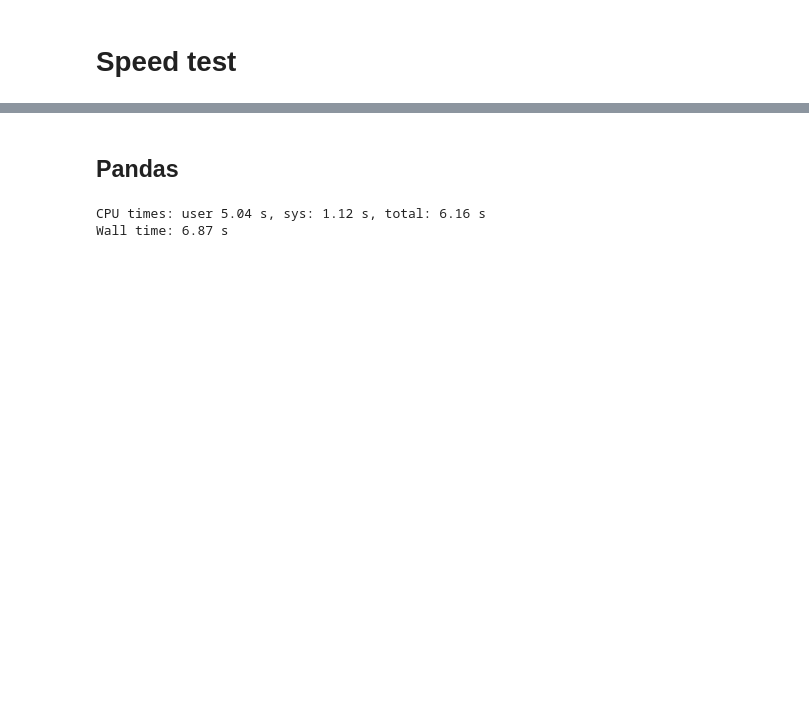
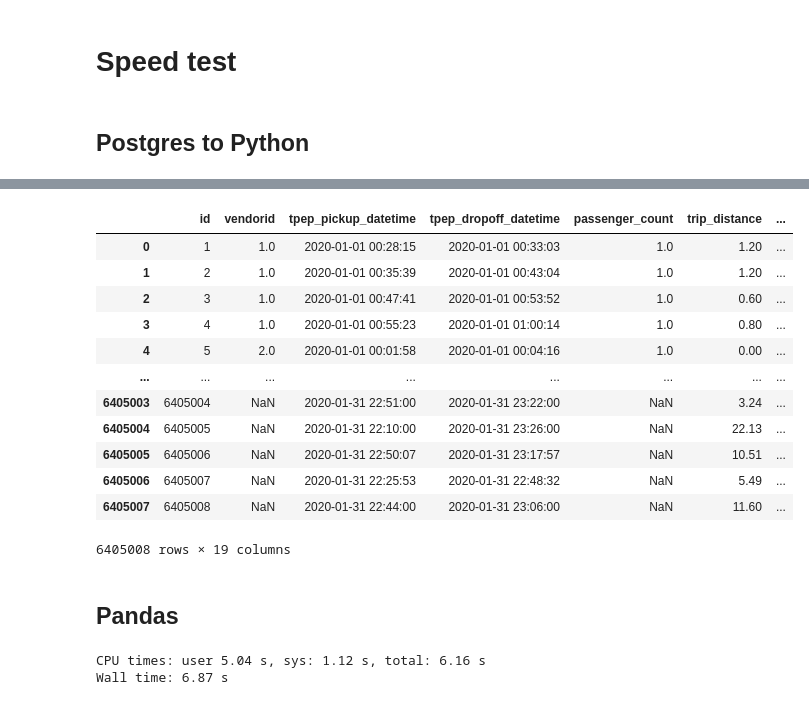
Before and after one commit to failure-driven/data-pipelines-in-ruby, a Jupyter notebook: notebooks/speed_test.ipynb, the cells around one changed output, grey strips where cells are left out. Drawn from its saved outputs; the diff is of its cells as text; code cells hidden in the pictures; blank space fills up the shorter version.

```diff
--- a/notebooks/speed_test.ipynb
+++ b/notebooks/speed_test.ipynb
@@ -6,3 +6,21 @@ import pprint
 import pandas as pd
 import pyarrow as pa
 import pyarrow.csv as csv
+# %% [markdown]
+## Postgres to Python
+# %%
+%%time
+
+conn = psycopg2.connect("postgres://:@localhost:5432/ruby_pipeline_demo_development")
+cursor = conn.cursor()
+get_yellow_tripdata_sql = """
+    SELECT
+        *
+    FROM
+        yellow_tripdata;
+"""
+yellow_tripdata_df = pd.read_sql(get_yellow_tripdata_sql, conn)
+conn.close()
+
+yellow_tripdata_df
+# %% [output]
@@ -9,3 +29,16 @@ import pyarrow.csv as csv
+|  | id | vendorid | tpep_pickup_datetime | tpep_dropoff_datetime | passenger_count | trip_distance | ... |
+| 0 | 1 | 1.0 | 2020-01-01 00:28:15 | 2020-01-01 00:33:03 | 1.0 | 1.20 | ... |
+| 1 | 2 | 1.0 | 2020-01-01 00:35:39 | 2020-01-01 00:43:04 | 1.0 | 1.20 | ... |
+| 2 | 3 | 1.0 | 2020-01-01 00:47:41 | 2020-01-01 00:53:52 | 1.0 | 0.60 | ... |
+| 3 | 4 | 1.0 | 2020-01-01 00:55:23 | 2020-01-01 01:00:14 | 1.0 | 0.80 | ... |
+| 4 | 5 | 2.0 | 2020-01-01 00:01:58 | 2020-01-01 00:04:16 | 1.0 | 0.00 | ... |
+| ... | ... | ... | ... | ... | ... | ... | ... |
+| 6405003 | 6405004 | NaN | 2020-01-31 22:51:00 | 2020-01-31 23:22:00 | NaN | 3.24 | ... |
+| 6405004 | 6405005 | NaN | 2020-01-31 22:10:00 | 2020-01-31 23:26:00 | NaN | 22.13 | ... |
+| 6405005 | 6405006 | NaN | 2020-01-31 22:50:07 | 2020-01-31 23:17:57 | NaN | 10.51 | ... |
+| 6405006 | 6405007 | NaN | 2020-01-31 22:25:53 | 2020-01-31 22:48:32 | NaN | 5.49 | ... |
+| 6405007 | 6405008 | NaN | 2020-01-31 22:44:00 | 2020-01-31 23:06:00 | NaN | 11.60 | ... |
+6405008 rows × 19 columns
 # %% [markdown]
 ## Pandas
 # %%
```
Also changed, not shown: parts of 2 cells of this notebook, 3 other files.
